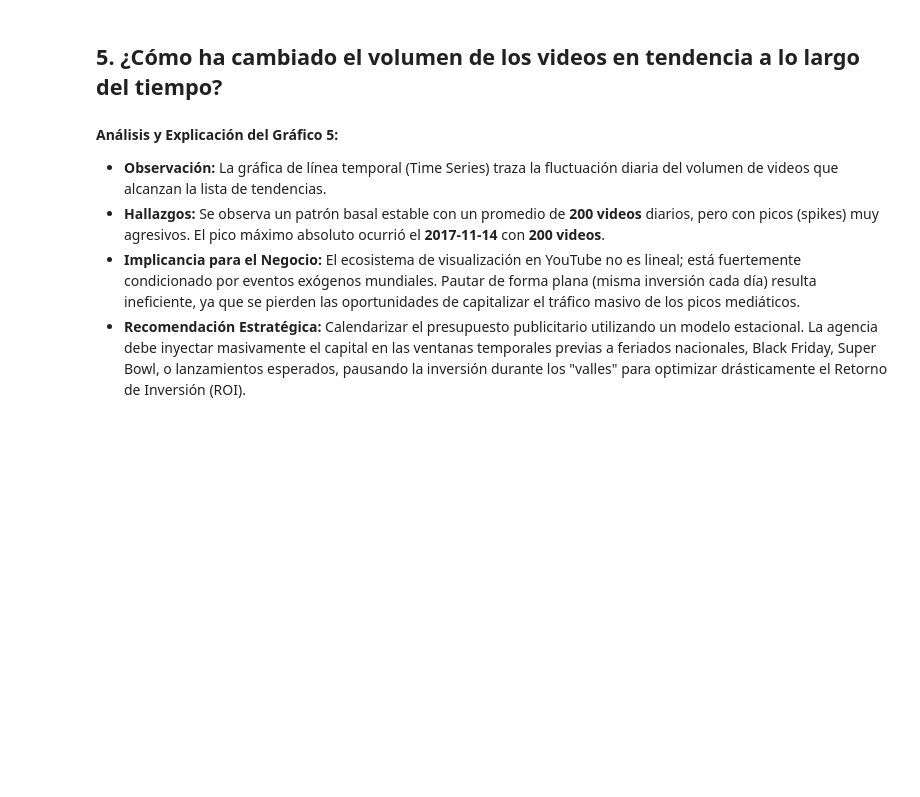
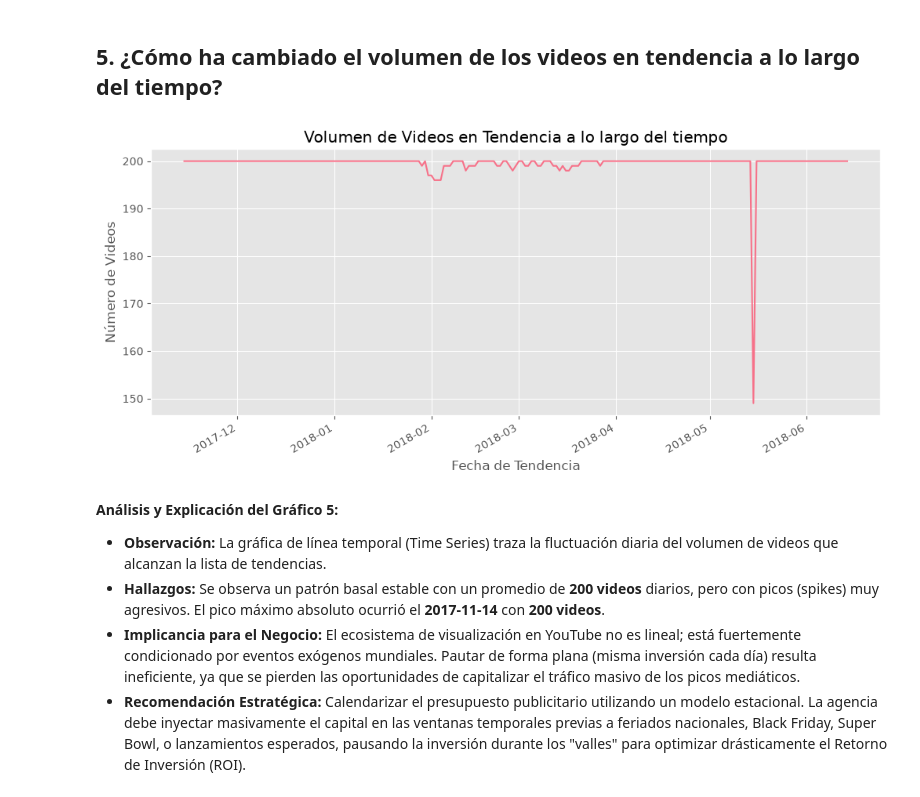
Before and after one commit to ghostrider101218/1ACC0216-TB2-2026-1, a Jupyter notebook: notebooks/respuestas_consultora.ipynb, the cells around one changed output. Cells and saved outputs as stored; diff of their text form; code cells hidden in the pictures; blank space fills up the shorter version.

```diff
--- a/notebooks/respuestas_consultora.ipynb
+++ b/notebooks/respuestas_consultora.ipynb
@@ -30,9 +30,7 @@ sns.set_palette("husl")
 %matplotlib inline
 
 # Cargar dataset limpio
-df_clean = pd.read_csv('../dataset/USvideos_clean.csv')
-df_base = pd.read_csv('../dataset/USvideos_clean_base.csv', usecols=['video_id', 'trending_date', 'channel_title', 'state'])
-df = pd.merge(df_clean, df_base, on=['video_id', 'trending_date'], how='left')
+df = pd.read_csv('../dataset/USvideos_clean_base.csv')
 # %% [markdown]
 ## <a id='1'></a>1. ¿Qué categorías de videos son las de mayor tendencia?
 # %%
@@ -125,16 +139,18 @@ plt.show()
 ## <a id='5'></a>5. ¿Cómo ha cambiado el volumen de los videos en tendencia a lo largo del tiempo?
 # %%
 # 5. Evolución del volumen de tendencias a lo largo del tiempo
-# Formato trending_date es YYYY-MM-DD
-df['trending_date_dt'] = pd.to_datetime(df['trending_date'], format='%Y-%m-%d', errors='coerce')
+# Formato trending_date es YY.DD.MM
+df['trending_date_dt'] = pd.to_datetime(df['trending_date'], errors='coerce')
 tendencia_tiempo = df.groupby('trending_date_dt').size()
 
 plt.figure(figsize=(12,5))
 tendencia_tiempo.plot()
 plt.title('Volumen de Videos en Tendencia a lo largo del tiempo')
 plt.xlabel('Fecha de Tendencia')
 plt.ylabel('Número de Videos')
 plt.show()
+# %% [output]
+[figure, added]
 # %% [markdown]
 **Análisis y Explicación del Gráfico 5:**
 - **Observación:** La gráfica de línea temporal (Time Series) traza la fluctuación diaria del volumen de videos que alcanzan la lista de tendencias.
```
Also changed, not shown: parts of 9 cells of this notebook, 1 other file.
